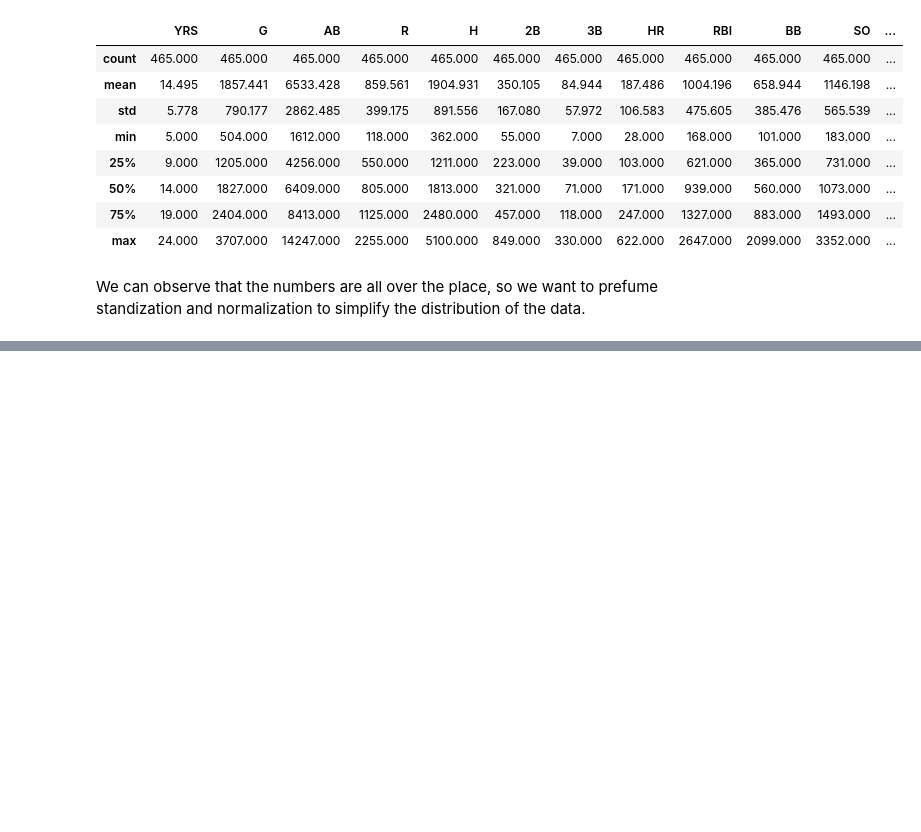
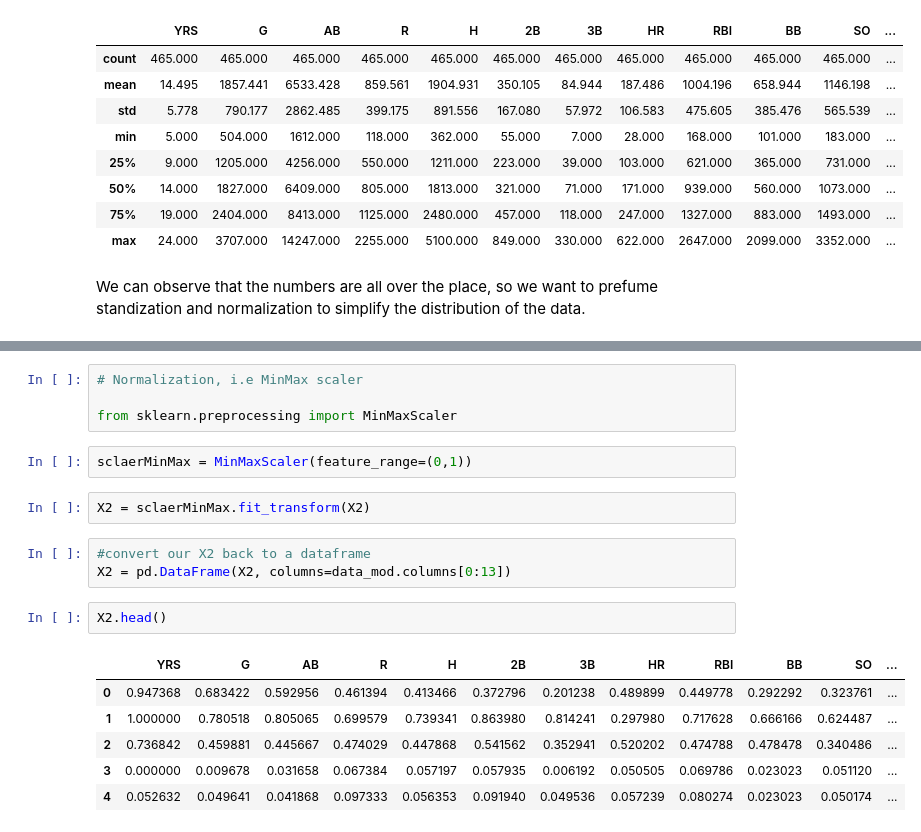
Before and after one commit to LegendSeyi/AI-tutorial-practice, a Jupyter notebook: train_test_split.ipynb, the cells around one changed output, grey strips where cells are left out. Cells and saved outputs as stored; diff of their text form; blank space fills up the shorter version.

```diff
--- a/train_test_split.ipynb
+++ b/train_test_split.ipynb
@@ -191,0 +246,20 @@ We can observe that the numbers are all over the place, so we want to prefume st
+# %%
+# Normalization, i.e MinMax scaler
+
+from sklearn.preprocessing import MinMaxScaler
+# %%
+sclaerMinMax = MinMaxScaler(feature_range=(0,1))
+# %%
+X2 = sclaerMinMax.fit_transform(X2)
+# %%
+#convert our X2 back to a dataframe
+X2 = pd.DataFrame(X2, columns=data_mod.columns[0:13])
+# %%
+X2.head()
+# %% [output]
+|  | YRS | G | AB | R | H | 2B | 3B | HR | RBI | BB | SO | ... |
+| 0 | 0.947368 | 0.683422 | 0.592956 | 0.461394 | 0.413466 | 0.372796 | 0.201238 | 0.489899 | 0.449778 | 0.292292 | 0.323761 | ... |
+| 1 | 1.000000 | 0.780518 | 0.805065 | 0.699579 | 0.739341 | 0.863980 | 0.814241 | 0.297980 | 0.717628 | 0.666166 | 0.624487 | ... |
+| 2 | 0.736842 | 0.459881 | 0.445667 | 0.474029 | 0.447868 | 0.541562 | 0.352941 | 0.520202 | 0.474788 | 0.478478 | 0.340486 | ... |
+| 3 | 0.000000 | 0.009678 | 0.031658 | 0.067384 | 0.057197 | 0.057935 | 0.006192 | 0.050505 | 0.069786 | 0.023023 | 0.051120 | ... |
+| 4 | 0.052632 | 0.049641 | 0.041868 | 0.097333 | 0.056353 | 0.091940 | 0.049536 | 0.057239 | 0.080274 | 0.023023 | 0.050174 | ... |
```
Also changed, not shown: parts of 14 cells of this notebook.
